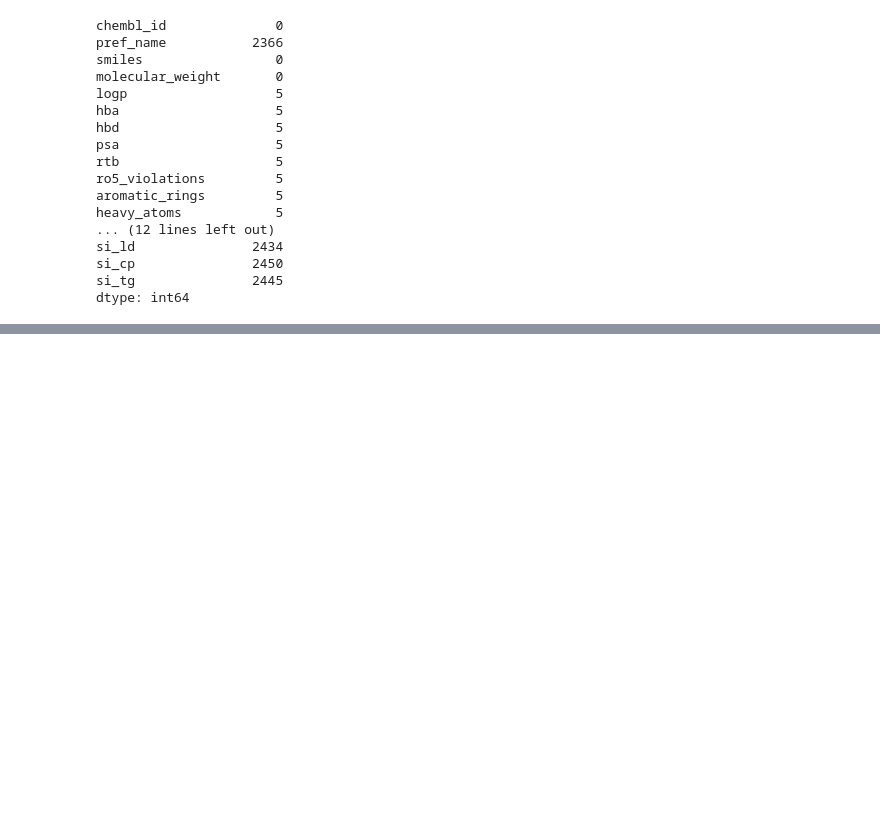
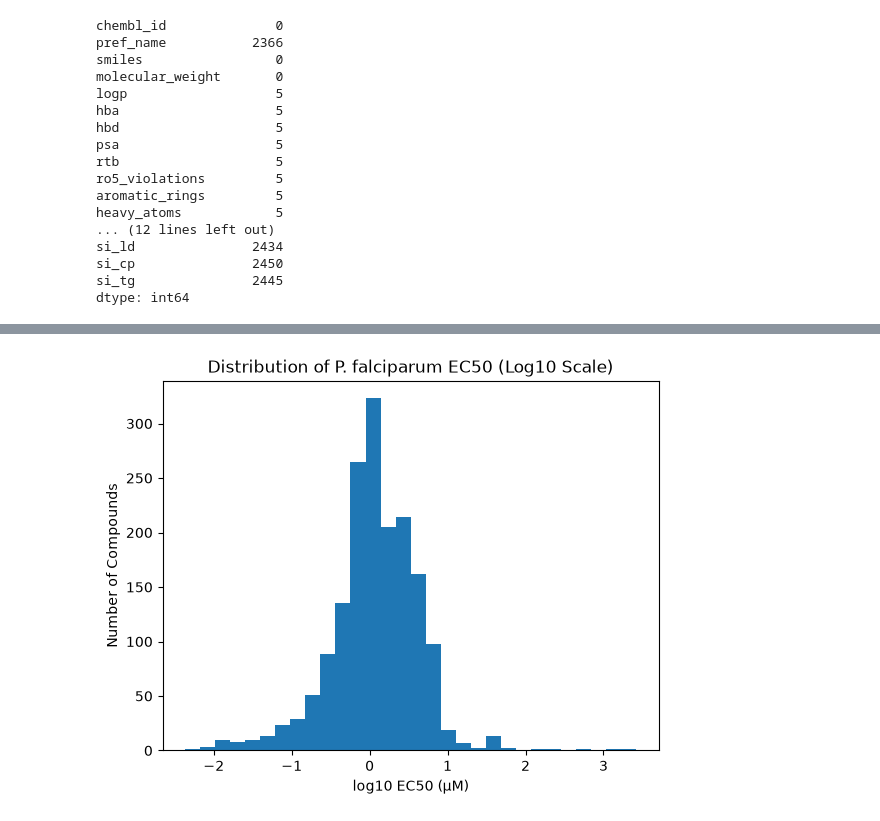
Before and after one commit to claudiagzv/csc1171-project, a Jupyter notebook: initial_data_exploration.ipynb, the cells around one changed output, grey strips where cells are left out. Cells and saved outputs as stored; diff of their text form; code cells hidden in the pictures; blank space fills up the shorter version.

```diff
--- a/initial_data_exploration.ipynb
+++ b/initial_data_exploration.ipynb
@@ -100,0 +239,14 @@ dtype: int64
+# %%
+import numpy as np
+
+pf_data = mmv["pf_ec50_uM"].dropna()
+
+log_pf_ec50 = np.log10(pf_data)
+
+plt.hist(log_pf_ec50, bins=30)
+plt.title("Distribution of P. falciparum EC50 (Log10 Scale)")
+plt.xlabel("log10 EC50 (µM)")
+plt.ylabel("Number of Compounds")
+plt.show()
+# %% [output]
+[figure, added]
```
Also changed, not shown: parts of 15 cells of this notebook.
